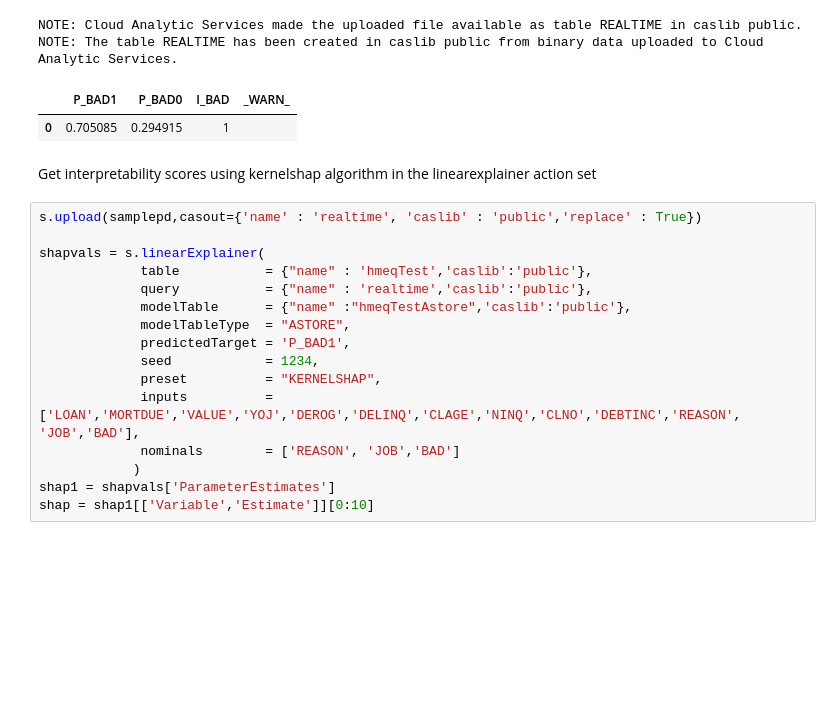
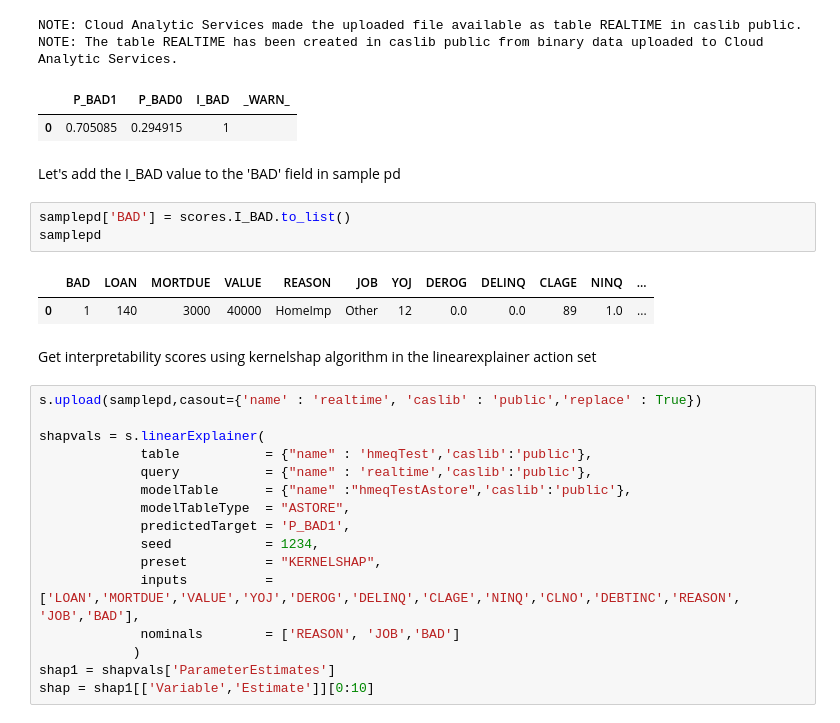
Before and after one commit to AviSoori1x/Explainable-ML-Application, a Jupyter notebook: SAS_Viya_Explainable_ML.ipynb, the cells around one changed output. Saved outputs shown, nothing was run; the diff lists cells and outputs as text; blank space fills up the shorter version.

```diff
--- a/SAS_Viya_Explainable_ML.ipynb
+++ b/SAS_Viya_Explainable_ML.ipynb
@@ -159,6 +164,14 @@ NOTE: Cloud Analytic Services made the uploaded file available as table REALTIME
 NOTE: The table REALTIME has been created in caslib public from binary data uploaded to Cloud Analytic Services.
 |  | P_BAD1 | P_BAD0 | I_BAD | _WARN_ |
 | 0 | 0.705085 | 0.294915 | 1 |  |
+# %% [markdown]
+Let's add the I_BAD value to the 'BAD' field in sample pd
+# %%
+samplepd['BAD'] = scores.I_BAD.to_list()
+samplepd
+# %% [output]
+|  | BAD | LOAN | MORTDUE | VALUE | REASON | JOB | YOJ | DEROG | DELINQ | CLAGE | NINQ | ... |
+| 0 | 1 | 140 | 3000 | 40000 | HomeImp | Other | 12 | 0.0 | 0.0 | 89 | 1.0 | ... |
 # %% [markdown]
 Get interpretability scores using kernelshap algorithm in the linearexplainer action set
 # %%
```
Also changed, not shown: parts of 6 cells of this notebook.
